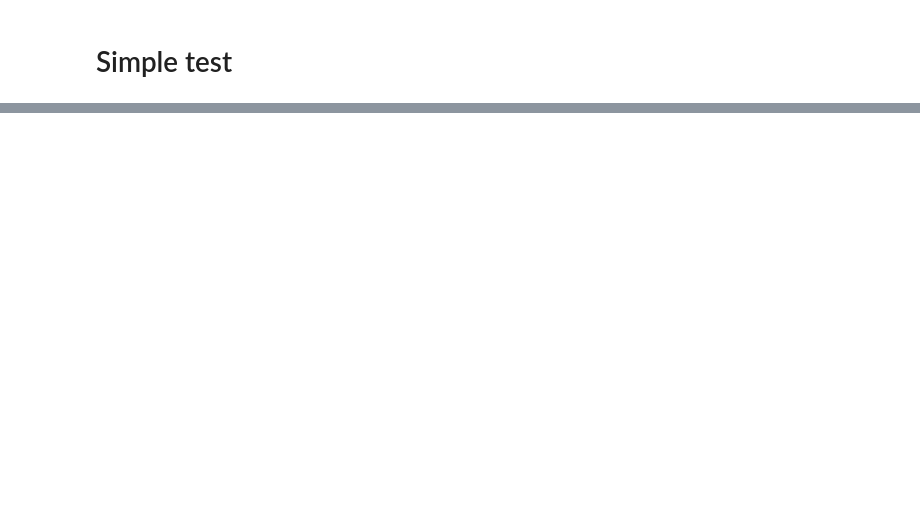
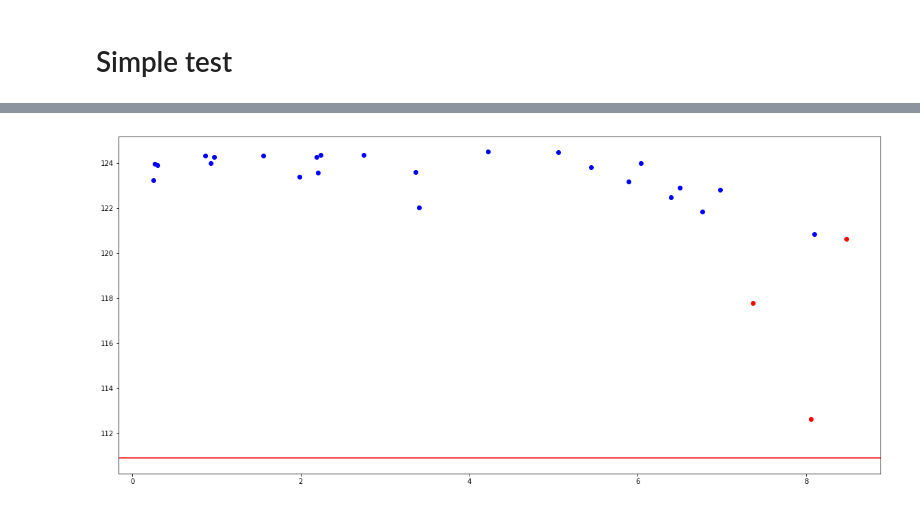
Before and after one commit to Ezibenroc/pycewise, a Jupyter notebook: demo.ipynb, the cells around one changed output, grey strips where cells are left out. Cells and saved outputs as stored; diff of their text form; code cells hidden in the pictures; blank space fills up the shorter version.

```diff
--- a/demo.ipynb
+++ b/demo.ipynb
@@ -39,0 +45,4 @@ plot_dataset(dataset)
+# %%
+reg.left.left.plot_error()
+# %% [output]
+[figure, added]
```
Also changed, not shown: parts of 20 cells of this notebook, 2 other files.
